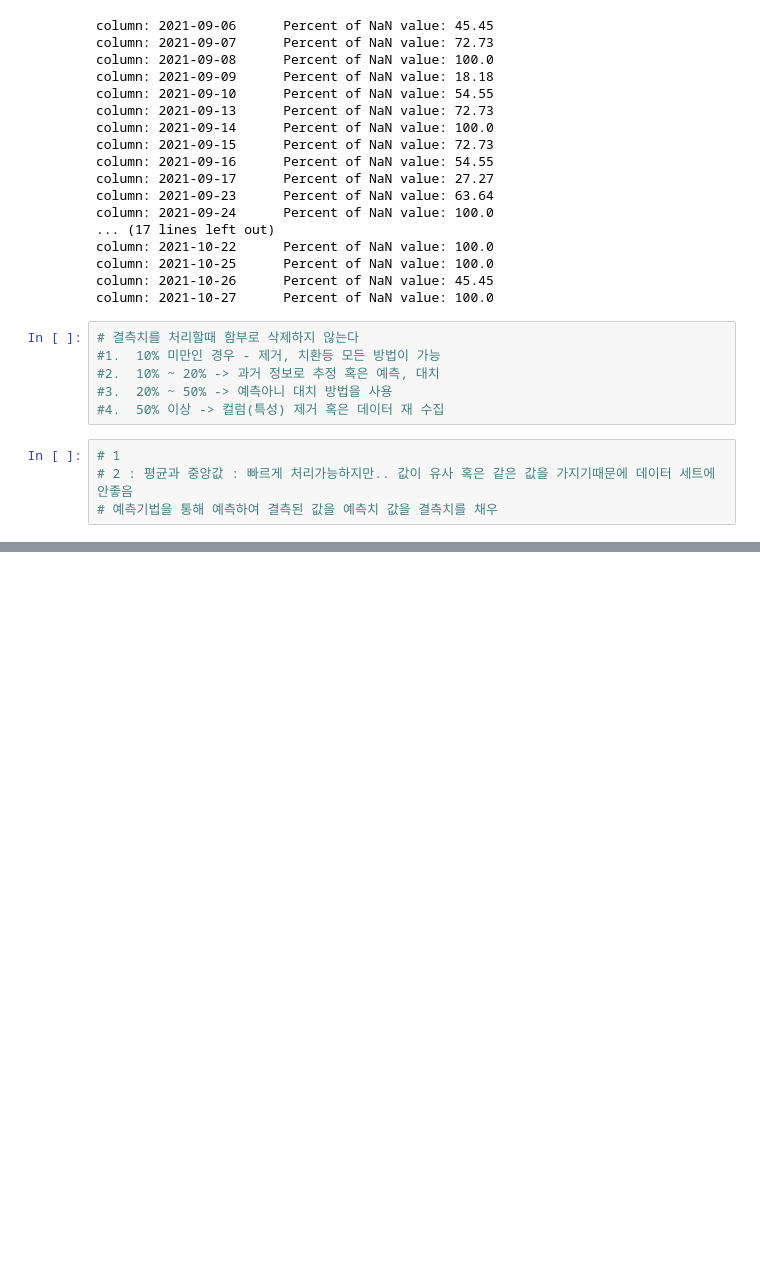
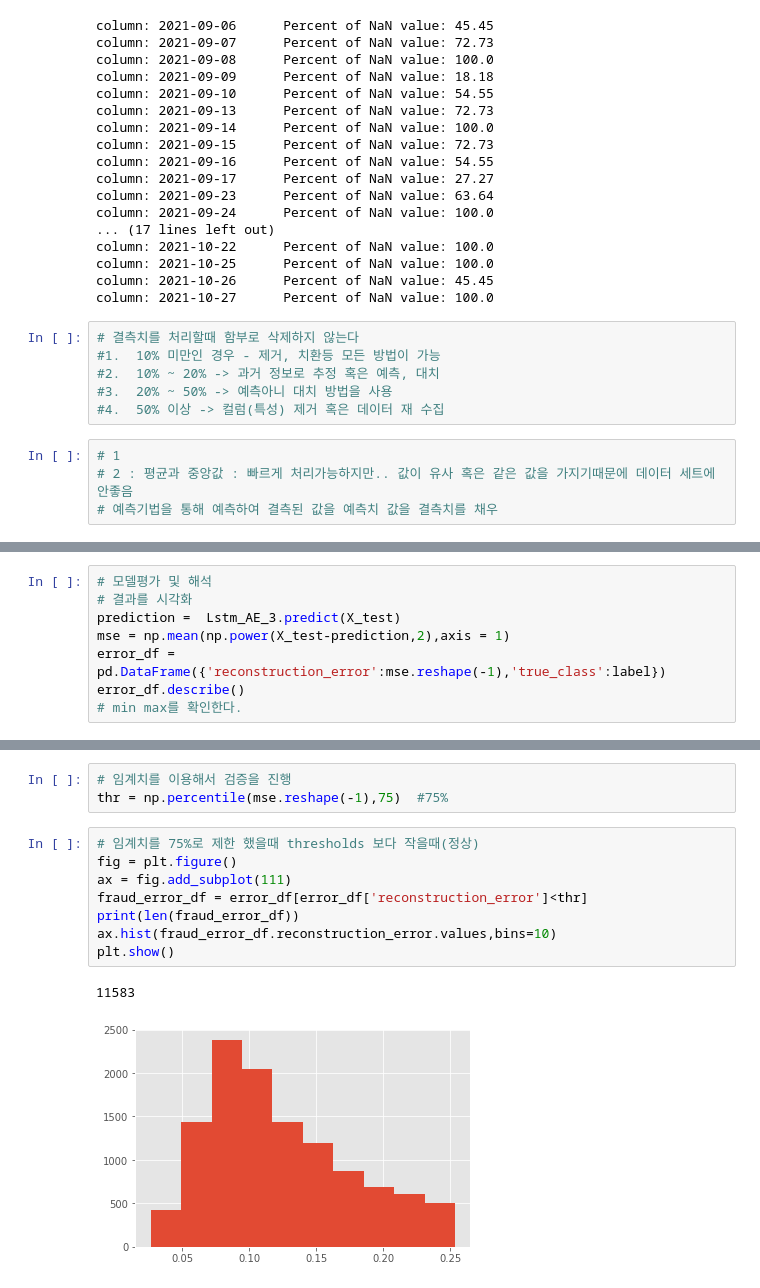
Before and after one commit to bigdataleeky/python, a Jupyter notebook: 20220525/2022525 실습과제.ipynb, the cells around one changed output, grey strips where cells are left out. Cells and saved outputs as stored; diff of their text form; blank space fills up the shorter version.

```diff
--- a/20220525/2022525 실습과제.ipynb
+++ b/20220525/2022525 실습과제.ipynb
@@ -590,0 +602,8 @@ history = Lstm_AE_3.fit(x_train, y_train,epochs=epochs, batch_size=batch,
+# %%
+# 모델평가 및 해석
+# 결과를 시각화
+prediction =  Lstm_AE_3.predict(X_test)
+mse = np.mean(np.power(X_test-prediction,2),axis = 1)
+error_df = pd.DataFrame({'reconstruction_error':mse.reshape(-1),'true_class':label})
+error_df.describe()
+# min max를 확인한다.
@@ -590,0 +621,14 @@ history = Lstm_AE_3.fit(x_train, y_train,epochs=epochs, batch_size=batch,
+# %%
+# 임계치를 이용해서 검증을 진행
+thr = np.percentile(mse.reshape(-1),75)  #75%
+# %%
+# 임계치를 75%로 제한 했을때 thresholds 보다 작을때(정상)
+fig = plt.figure()
+ax = fig.add_subplot(111)
+fraud_error_df = error_df[error_df['reconstruction_error']<thr]
+print(len(fraud_error_df))
+ax.hist(fraud_error_df.reconstruction_error.values,bins=10)
+plt.show()
+# %% [output]
+11583
+[figure, added]
```
Also changed, not shown: parts of 62 cells of this notebook, 1 other file.
